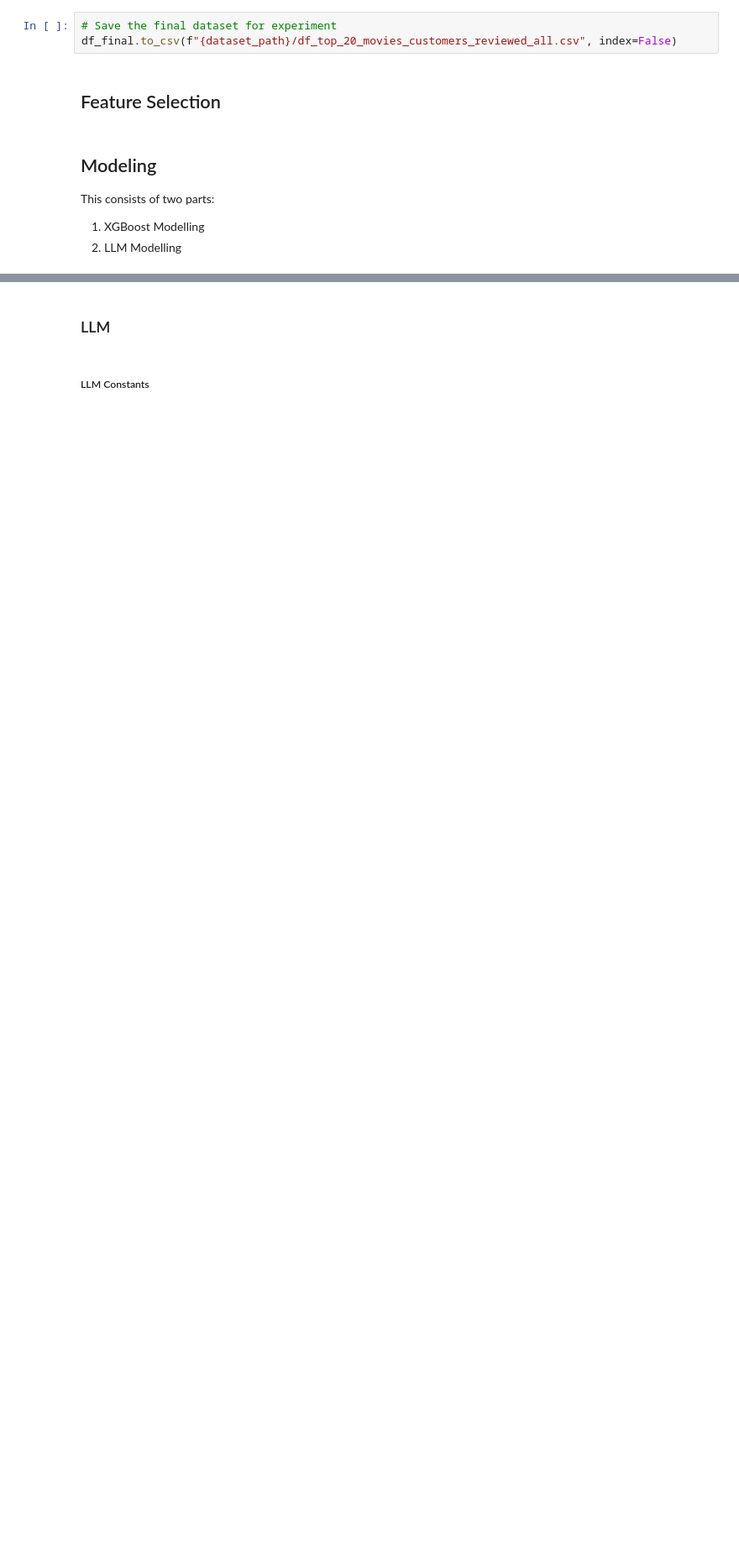
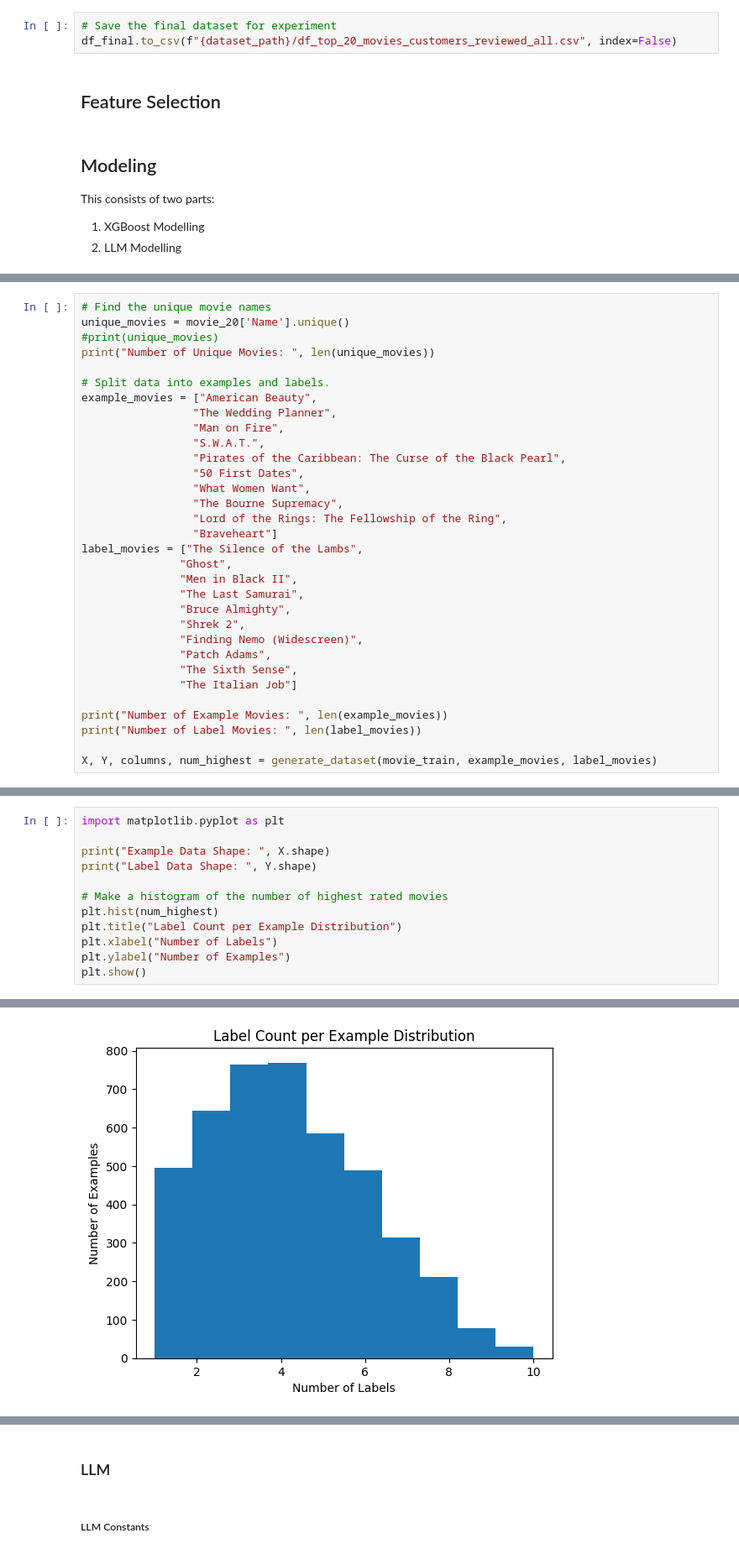
Before and after one commit to PhilipFelizarta/LLM-ML-Recommender-Study, a Jupyter notebook: Final Project Section2-Team 3.ipynb, the cells around one changed output, grey strips where cells are left out. Shown: that part at 84% size. Saved outputs shown, nothing was run; the diff lists cells and outputs as text; blank space fills up the shorter version.

```diff
--- a/Final Project Section2-Team 3.ipynb
+++ b/Final Project Section2-Team 3.ipynb
@@ -210,0 +388,32 @@ This consists of two parts:
+# %%
+# Find the unique movie names
+unique_movies = movie_20['Name'].unique()
+#print(unique_movies)
+print("Number of Unique Movies: ", len(unique_movies))
+
+# Split data into examples and labels.
+example_movies = ["American Beauty",
+                 "The Wedding Planner",
+                 "Man on Fire",
+                 "S.W.A.T.",
+                 "Pirates of the Caribbean: The Curse of the Black Pearl",
+                 "50 First Dates",
+                 "What Women Want",
+                 "The Bourne Supremacy",
+                 "Lord of the Rings: The Fellowship of the Ring",
+                 "Braveheart"]
+label_movies = ["The Silence of the Lambs",
+               "Ghost",
+               "Men in Black II",
+               "The Last Samurai",
+               "Bruce Almighty",
+               "Shrek 2",
+               "Finding Nemo (Widescreen)",
+               "Patch Adams",
+               "The Sixth Sense",
+               "The Italian Job"]
+
+print("Number of Example Movies: ", len(example_movies))
+print("Number of Label Movies: ", len(label_movies))
+
+X, Y, columns, num_highest = generate_dataset(movie_train, example_movies, label_movies)
@@ -210,0 +427,13 @@ This consists of two parts:
+# %%
+import matplotlib.pyplot as plt
+
+print("Example Data Shape: ", X.shape)
+print("Label Data Shape: ", Y.shape)
+
+# Make a histogram of the number of highest rated movies
+plt.hist(num_highest)
+plt.title("Label Count per Example Distribution")
+plt.xlabel("Number of Labels")
+plt.ylabel("Number of Examples")
+plt.show()
+# %% [output]
@@ -210,0 +442 @@ This consists of two parts:
+[figure, added]
```
Also changed, not shown: parts of 14 cells of this notebook.
